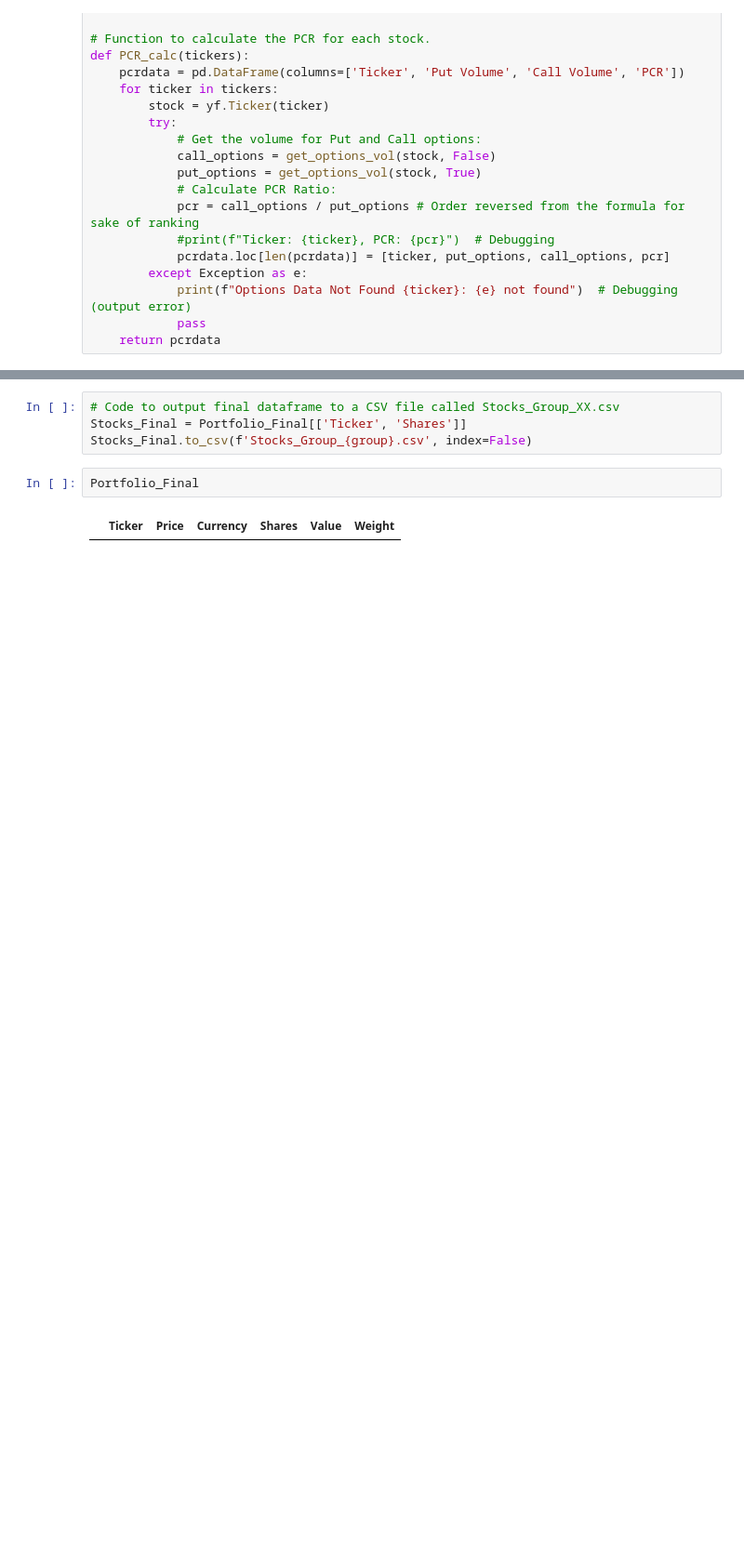
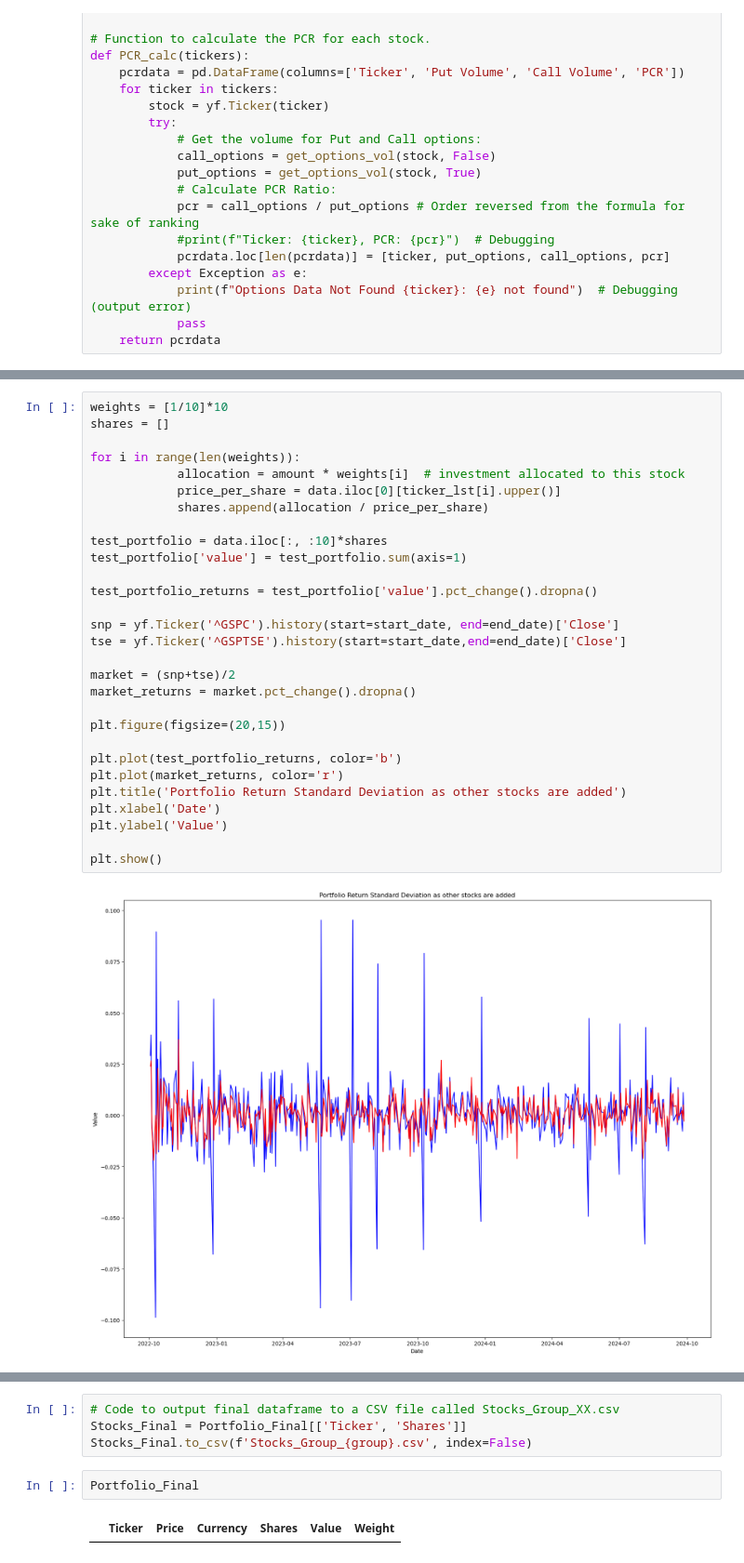
Before and after one commit to akramj13/CFM101-Project, a Jupyter notebook: Team 11 Assignment Annie.ipynb, the cells around one changed output, grey strips where cells are left out. Shown: that part at 93% size. Saved outputs shown, nothing was run; the diff lists cells and outputs as text; blank space fills up the shorter version.

Commit message:
graphed portolio

```diff
--- a/Team 11 Assignment Annie.ipynb
+++ b/Team 11 Assignment Annie.ipynb
@@ -396,0 +411,31 @@ For example, when doing 'df[col].method(value, inplace=True)', try using 'df.met
+# %%
+weights = [1/10]*10
+shares = []
+
+for i in range(len(weights)):
+            allocation = amount * weights[i]  # investment allocated to this stock
+            price_per_share = data.iloc[0][ticker_lst[i].upper()]
+            shares.append(allocation / price_per_share)
+
+test_portfolio = data.iloc[:, :10]*shares
+test_portfolio['value'] = test_portfolio.sum(axis=1)
+
+test_portfolio_returns = test_portfolio['value'].pct_change().dropna()
+
+snp = yf.Ticker('^GSPC').history(start=start_date, end=end_date)['Close']
+tse = yf.Ticker('^GSPTSE').history(start=start_date,end=end_date)['Close']
+
+market = (snp+tse)/2
+market_returns = market.pct_change().dropna()
+
+plt.figure(figsize=(20,15))
+
+plt.plot(test_portfolio_returns, color='b')
+plt.plot(market_returns, color='r')
+plt.title('Portfolio Return Standard Deviation as other stocks are added')
+plt.xlabel('Date')
+plt.ylabel('Value')
+
+plt.show()
+# %% [output]
+[figure, added]
```
Also changed, not shown: parts of 17 cells of this notebook, 1 other file.
